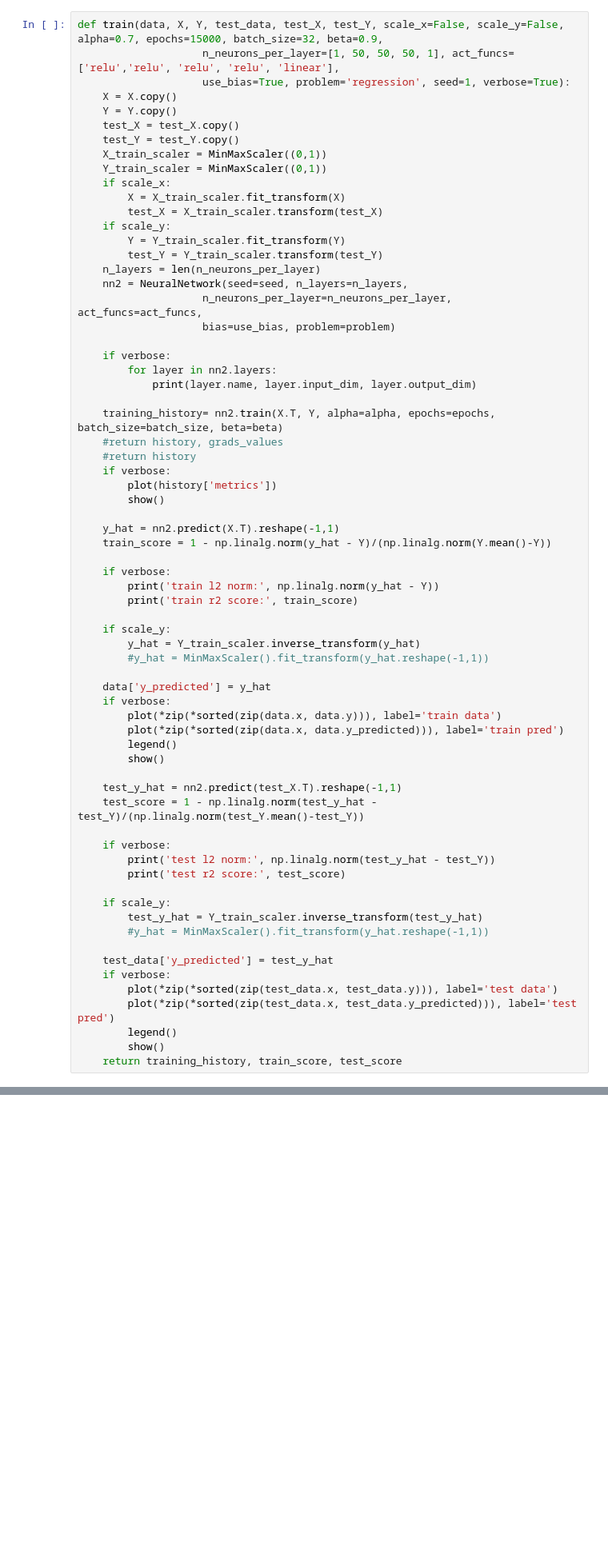
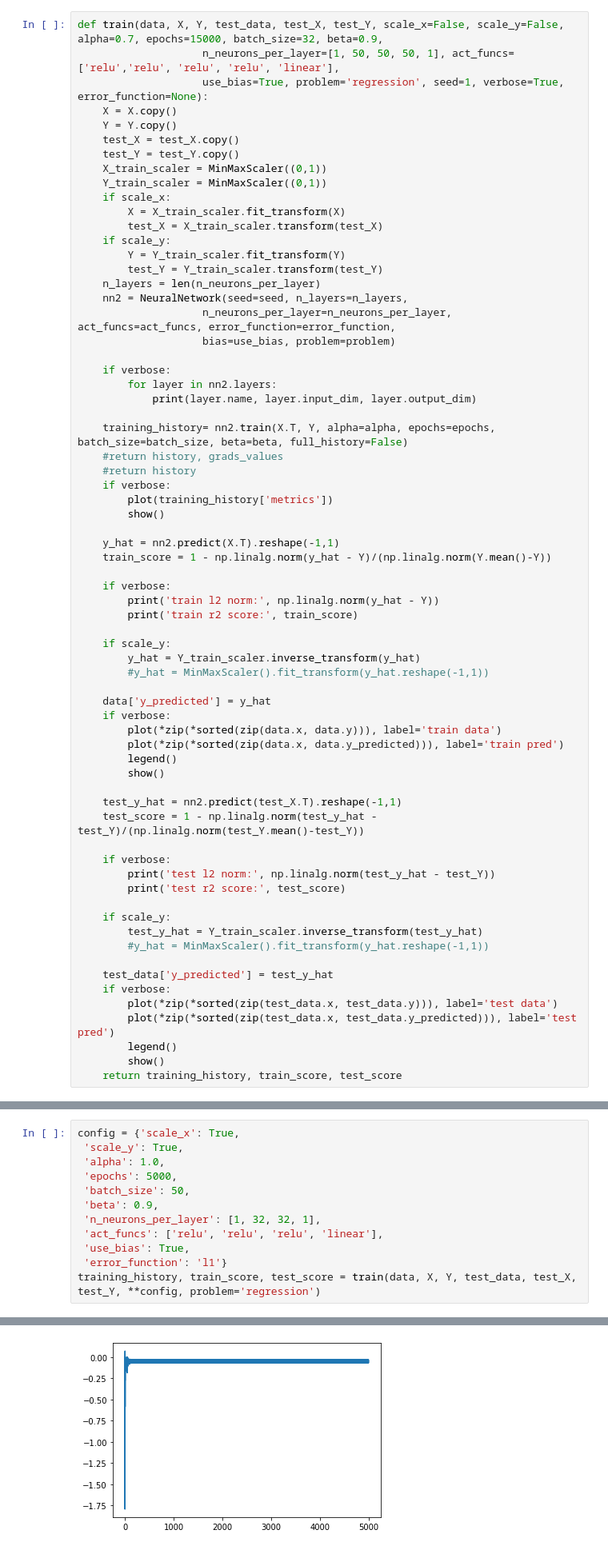
Before and after one commit to MichalBortkiewicz/mlp-neural-network, a Jupyter notebook: notebooks/regression_test.ipynb, the cells around one changed output, grey strips where cells are left out. Shown: that part at 80% size. Saved outputs shown, nothing was run; the diff lists cells and outputs as text; blank space fills up the shorter version.

Commit message:
regression experiments

```diff
--- a/notebooks/regression_test.ipynb
+++ b/notebooks/regression_test.ipynb
@@ -20,7 +20,7 @@ test_Y = test_data['y'].values.reshape(-1,1)
 # %%
 def train(data, X, Y, test_data, test_X, test_Y, scale_x=False, scale_y=False, alpha=0.7, epochs=15000, batch_size=32, beta=0.9,
                     n_neurons_per_layer=[1, 50, 50, 50, 1], act_funcs=['relu','relu', 'relu', 'relu', 'linear'],
-                    use_bias=True, problem='regression', seed=1, verbose=True):
+                    use_bias=True, problem='regression', seed=1, verbose=True, error_function=None):
     X = X.copy()
     Y = Y.copy()
     test_X = test_X.copy()
@@ -35,18 +35,18 @@ def train(data, X, Y, test_data, test_X, test_Y, scale_x=False, scale_y=False, a
         test_Y = Y_train_scaler.transform(test_Y)
     n_layers = len(n_neurons_per_layer)
     nn2 = NeuralNetwork(seed=seed, n_layers=n_layers,
-                    n_neurons_per_layer=n_neurons_per_layer, act_funcs=act_funcs,
+                    n_neurons_per_layer=n_neurons_per_layer, act_funcs=act_funcs, error_function=error_function,
                     bias=use_bias, problem=problem)
 
     if verbose:
         for layer in nn2.layers:
             print(layer.name, layer.input_dim, layer.output_dim)
 
-    training_history= nn2.train(X.T, Y, alpha=alpha, epochs=epochs, batch_size=batch_size, beta=beta)
+    training_history= nn2.train(X.T, Y, alpha=alpha, epochs=epochs, batch_size=batch_size, beta=beta, full_history=False)
     #return history, grads_values
     #return history
     if verbose:
-        plot(history['metrics'])
+        plot(training_history['metrics'])
         show()
 
     y_hat = nn2.predict(X.T).reshape(-1,1)
@@ -87,0 +90,13 @@ def train(data, X, Y, test_data, test_X, test_Y, scale_x=False, scale_y=False, a
+# %%
+config = {'scale_x': True,
+ 'scale_y': True,
+ 'alpha': 1.0,
+ 'epochs': 5000,
+ 'batch_size': 50,
+ 'beta': 0.9,
+ 'n_neurons_per_layer': [1, 32, 32, 1],
+ 'act_funcs': ['relu', 'relu', 'relu', 'linear'],
+ 'use_bias': True,
+ 'error_function': 'l1'}
+training_history, train_score, test_score = train(data, X, Y, test_data, test_X, test_Y, **config, problem='regression')
+# %% [output]
@@ -87,0 +107 @@ def train(data, X, Y, test_data, test_X, test_Y, scale_x=False, scale_y=False, a
+[figure, added]
```
Also changed, not shown: parts of 30 cells of this notebook, 1 other file.
